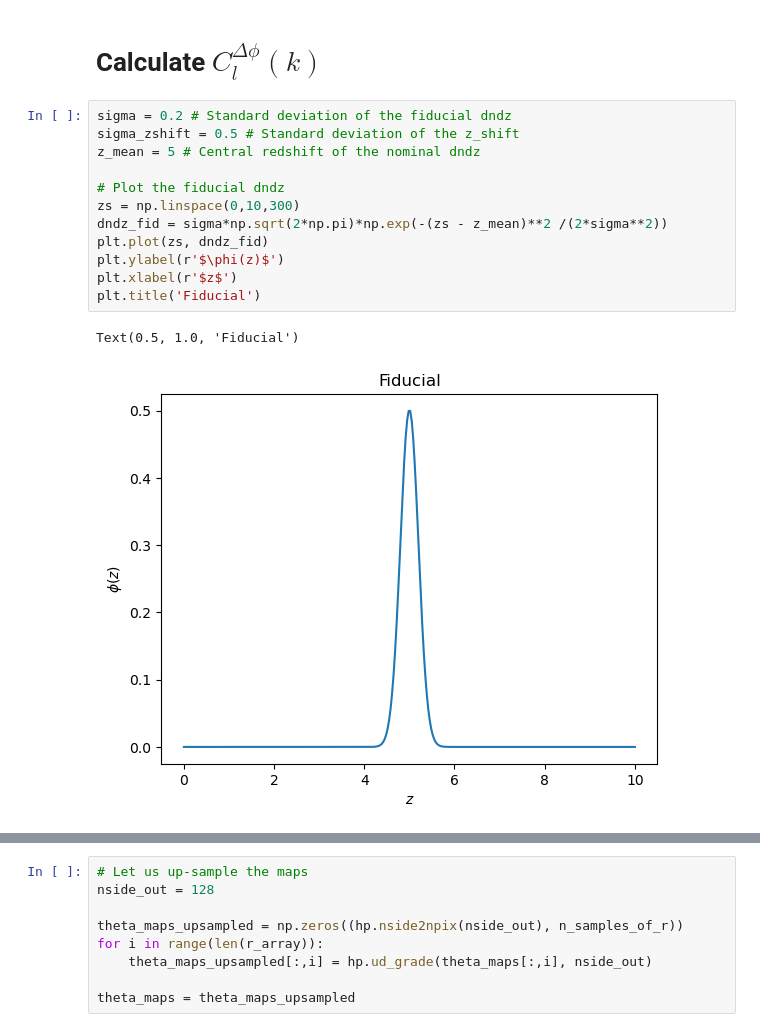
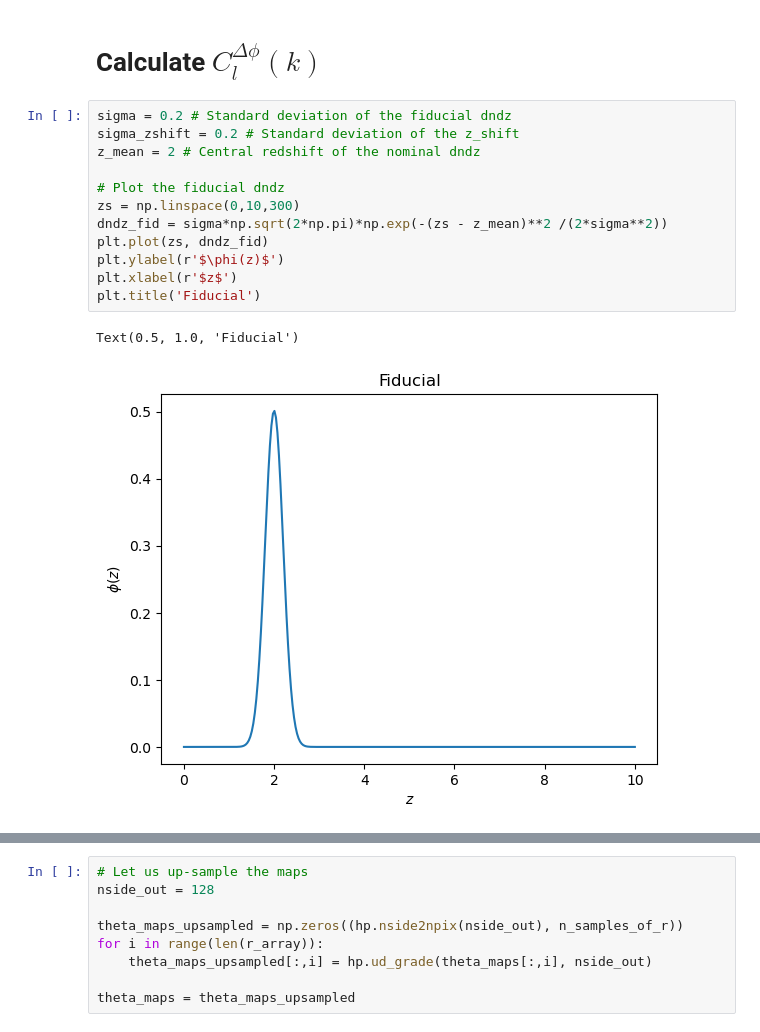
Before and after one commit to abaleato/CARDiAC, a Jupyter notebook: Get_DeltaPhi_PS.ipynb, the cells around one changed output, grey strips where cells are left out. Saved outputs shown, nothing was run; the diff lists cells and outputs as text.

```diff
--- a/Get_DeltaPhi_PS.ipynb
+++ b/Get_DeltaPhi_PS.ipynb
@@ -10,19 +10,19 @@ import hankl
 # Calculate $C_l^{\Delta \phi}(k)$
 # %%
 sigma = 0.2 # Standard deviation of the fiducial dndz
-sigma_zshift = 0.5 # Standard deviation of the z_shift
-z_mean = 5 # Central redshift of the nominal dndz
+sigma_zshift = 0.2 # Standard deviation of the z_shift
+z_mean = 2 # Central redshift of the nominal dndz
 
 # Plot the fiducial dndz
 zs = np.linspace(0,10,300)
 dndz_fid = sigma*np.sqrt(2*np.pi)*np.exp(-(zs - z_mean)**2 /(2*sigma**2))
 plt.plot(zs, dndz_fid)
 plt.ylabel(r'$\phi(z)$')
 plt.xlabel(r'$z$')
 plt.title('Fiducial')
 # %% [output]
 Text(0.5, 1.0, 'Fiducial')
-[figure, old version]
+[figure, new version]
 # %%
 # Suppose the central value of the dndz changes across different healpixels
 nside = 16 # Nside that sets the size of pixels over which dn/dz is constant
```
Also changed, not shown: parts of 8 cells of this notebook.
